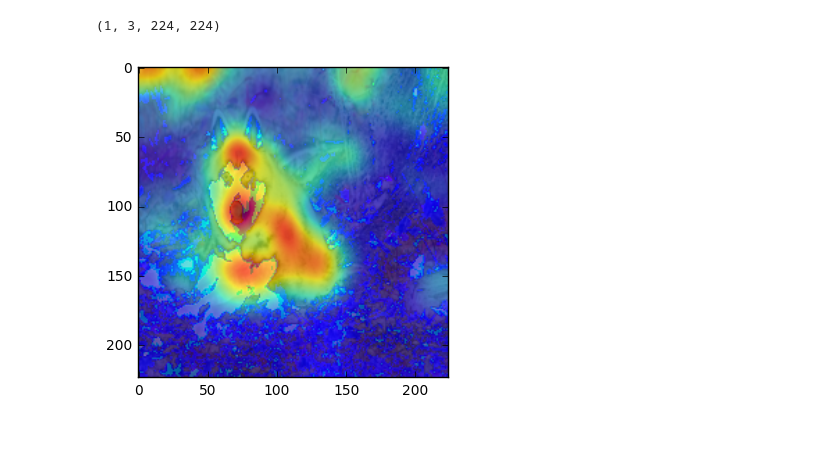
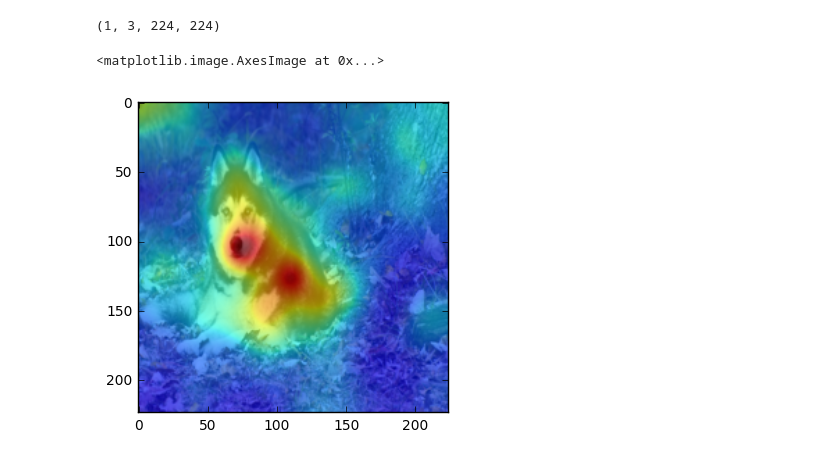
Before and after one commit to itdxer/neupy, a Jupyter notebook: notebooks/Visualizing CNN based on Pre-trained VGG19.ipynb, the cells around one changed output. Saved outputs shown, nothing was run; the diff lists cells and outputs as text; code cells hidden in the pictures.

```diff
--- a/notebooks/Visualizing CNN based on Pre-trained VGG19.ipynb
+++ b/notebooks/Visualizing CNN based on Pre-trained VGG19.ipynb
@@ -239,13 +241,25 @@ dog_saliency.shape
 # %%
 from scipy.ndimage.filters import gaussian_filter
 
 def asimage(image):
     return image[0, :, :, :].transpose((1, 2, 0))
 
-saliency = np.abs(asimage(dog_saliency)).sum(axis=2)
+def deprocess(image):
+    image = image.copy()
 
-plt.imshow(asimage(dog))
-plt.imshow(gaussian_filter(saliency, sigma=8), alpha=0.6)
-plt.show()
+    image[:, :, 0] += 123.68
+    image[:, :, 1] += 116.779
+    image[:, :, 2] += 103.939
+
+    image[:, :, (0, 1, 2)] = image[:, :, (2, 1, 0)]
+
+    return image.astype(np.int64)
+
+saliency = asimage(dog_saliency)
+saliency = saliency.max(axis=2)
+
+plt.imshow(-deprocess(asimage(dog)))
+plt.imshow(gaussian_filter(saliency, sigma=10), alpha=0.6, vmin=0)
 # %% [output]
+<matplotlib.image.AxesImage at 0x...>
-[figure, old version]
+[figure, new version]
```
Also changed, not shown: parts of 3 cells of this notebook, 1 other file.
